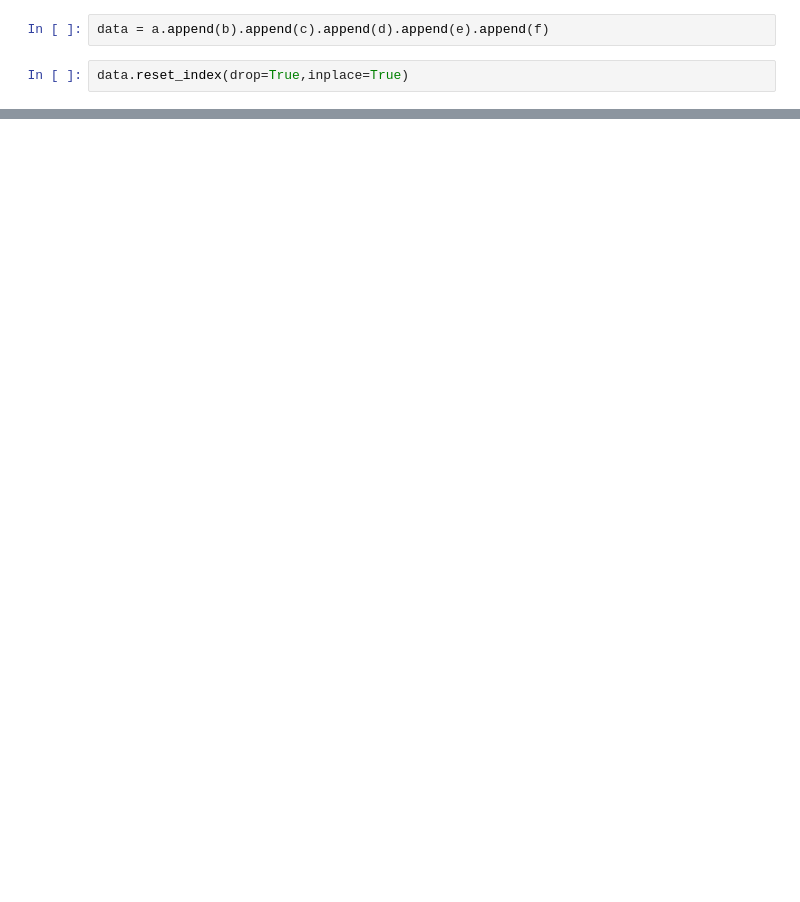
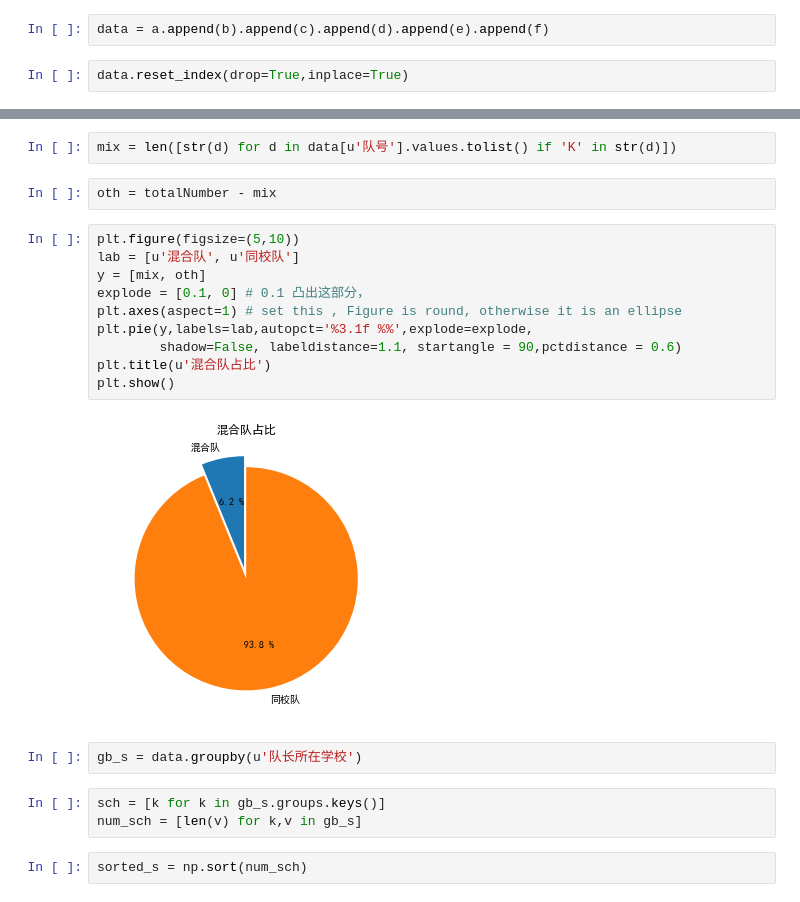
Before and after one commit to kunchiang/Shumo_2017, a Jupyter notebook: analysis.ipynb, the cells around one changed output, grey strips where cells are left out. Cells and saved outputs as stored; diff of their text form; blank space fills up the shorter version.

```diff
--- a/analysis.ipynb
+++ b/analysis.ipynb
@@ -44,0 +67,23 @@ data.head()
+# %%
+mix = len([str(d) for d in data[u'队号'].values.tolist() if 'K' in str(d)])
+# %%
+oth = totalNumber - mix
+# %%
+plt.figure(figsize=(5,10))
+lab = [u'混合队', u'同校队']
+y = [mix, oth]
+explode = [0.1, 0] # 0.1 凸出这部分，
+plt.axes(aspect=1) # set this , Figure is round, otherwise it is an ellipse
+plt.pie(y,labels=lab,autopct='%3.1f %%',explode=explode,
+        shadow=False, labeldistance=1.1, startangle = 90,pctdistance = 0.6)
+plt.title(u'混合队占比')
+plt.show()
+# %% [output]
+[figure, added]
+# %%
+gb_s = data.groupby(u'队长所在学校')
+# %%
+sch = [k for k in gb_s.groups.keys()]
+num_sch = [len(v) for k,v in gb_s]
+# %%
+sorted_s = np.sort(num_sch)
```
Also changed, not shown: parts of 10 cells of this notebook.
